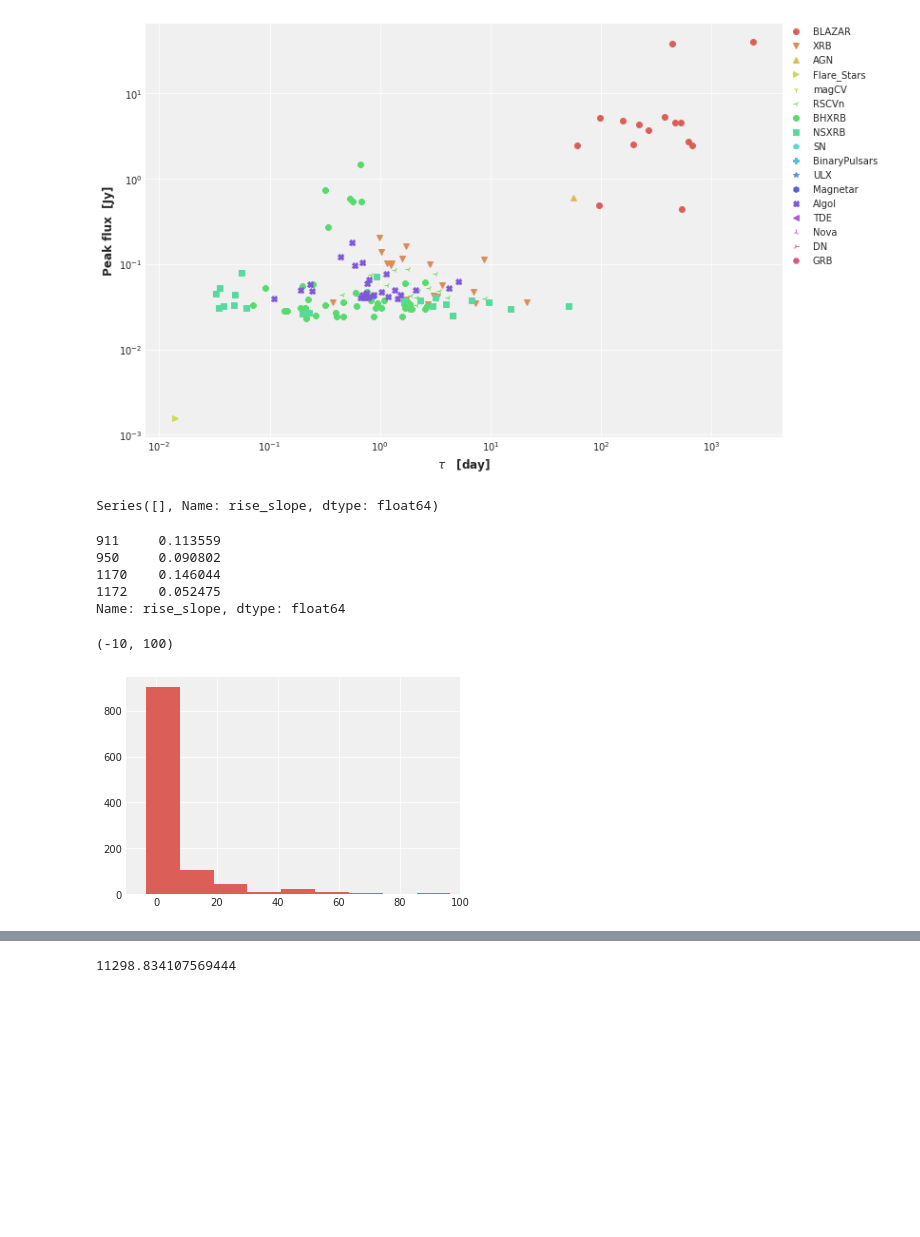
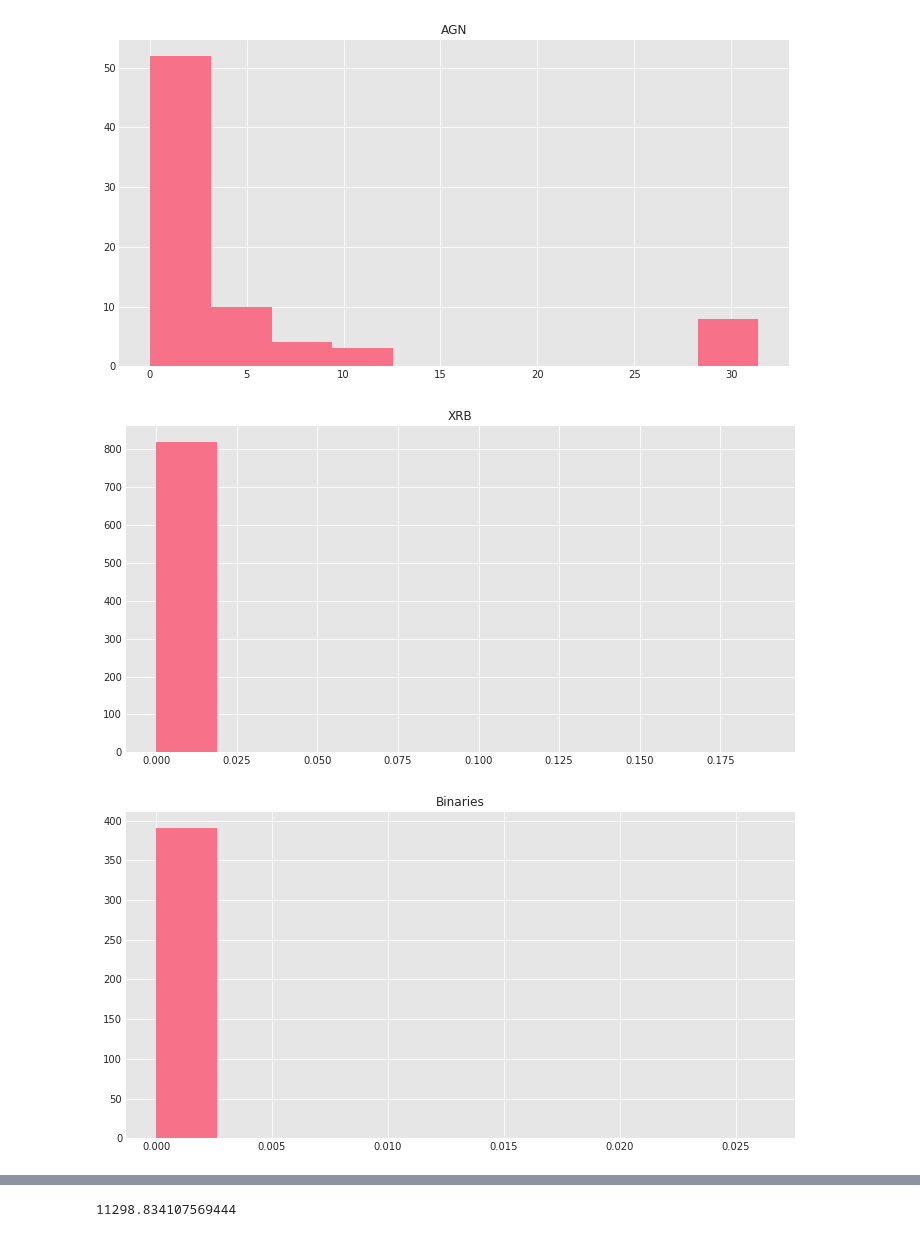
Before and after one commit to kimeels/variability-timescale-analysis-paper, a Jupyter notebook: scripts/Plotting_fluxVsTau.ipynb, the cells around one changed output, grey strips where cells are left out. Cells and saved outputs as stored; diff of their text form; code cells hidden in the pictures; blank space fills up the shorter version.

Commit message:
Added new plotting method

```diff
--- a/scripts/Plotting_fluxVsTau.ipynb
+++ b/scripts/Plotting_fluxVsTau.ipynb
@@ -7,8 +7,8 @@ import os
 import seaborn as sns
 %matplotlib inline
 # %%
-sns.set_style("darkgrid", {"axes.facecolor": ".94"})
-sns.set_palette(sns.color_palette("hls", 17))
+sns.set_style("darkgrid", {"axes.facecolor": ".9"})
+sns.set_palette(sns.color_palette("husl"))
 # %%
 path = "results/"                     # use your path
 all_files = glob.glob(os.path.join(path, "*.csv"))     # advisable to use os.path.join as this makes concatenation OS independent
@@ -44,33 +38,35 @@ pl.show()
-# %%
-pl.figure(figsize = [12,8])
-chi_squared_cut =
-for i in range(len(classes)):
-    rise_slope = df.loc[(df["target_class"] == classes[i]) &  (df["rise_reduced_chi_sq"]<chi_squared_cut) &  (df["rise_reduced_chi_sq"]>0), "rise_slope"]
-    peak_flux = df.loc[(df["target_class"] == classes[i]) &  (df["rise_reduced_chi_sq"]<chi_squared_cut) &  (df["rise_reduced_chi_sq"]>0), "peak_flux"]
-    pl.plot(1/rise_slope,peak_flux,marker = markers[i],linestyle = "",label = classes[i])
-
-pl.xlabel(r'$\tau$   [day]',fontsize=12,fontweight='bold')
-pl.ylabel("Peak flux  [Jy]",fontsize=12,fontweight='bold')
-pl.xscale("log")
-pl.yscale("log")
-lgd = pl.legend(bbox_to_anchor=(1, 1), loc=2, borderaxespad=0.)
-pl.show()
-rise_slope
-# %% [output]
-[figure, removed]
-Series([], Name: rise_slope, dtype: float64)
-# %%
-rise_slope = df.loc[(df["target_class"] == classes[i]) &  (df["rise_reduced_chi_sq"]<20), "rise_slope"]
-# %% [output]
-911     0.113559
-950     0.090802
-1170    0.146044
-1172    0.052475
-Name: rise_slope, dtype: float64
-# %%
-chisq_rise = df.rise_reduced_chi_sq.replace([np.inf, -np.inf], np.nan).dropna()
-pl.hist(chisq_rise,bins=300)
-pl.xlim(-10,100)
-# %% [output]
-(-10, 100)
-[figure, removed]
+# %%
+background_agn = df.loc[(df["target_class"] == "BLAZAR" ) |(df["target_class"] == "AGN" )   , "background_estimate"]
+background_xrb = df.loc[(df["target_class"] == "BHXRB" ) |(df["target_class"] == "NSXRB" )|(df["target_class"] == "XRB" ) , "background_estimate"]
+background_bin = df.loc[(df["target_class"] == "Algol") |(df["target_class"] == "RSCVn") |(df["target_class"] == "magCV") |(df["target_class"] == 'BinaryPulsars')   , "background_estimate"]
+background_sn = df.loc[(df["target_class"] == "SN" ) , "background_estimate"]
+background_fs = df.loc[(df["target_class"] == "Flare_Stars" )   , "background_estimate"]
+
+pl.figure(figsize=(12,6))
+pl.hist(background_agn)
+pl.title('AGN')
+pl.show()
+
+pl.figure(figsize=(12,6))
+pl.hist(background_xrb)
+pl.title('XRB')
+pl.show()
+
+pl.figure(figsize=(12,6))
+pl.hist(background_bin)
+pl.title('Binaries')
+pl.show()
+
+pl.figure(figsize=(12,6))
+pl.hist(background_sn)
+pl.title('SN')
+pl.show()
+
+pl.figure(figsize=(12,6))
+pl.hist(background_fs)
+pl.title('Flare Stars')
+pl.show()
+# %% [output]
+[figure, added]
+[figure, added]
+[figure, added]
```
Also changed, not shown: parts of 9 cells of this notebook.
